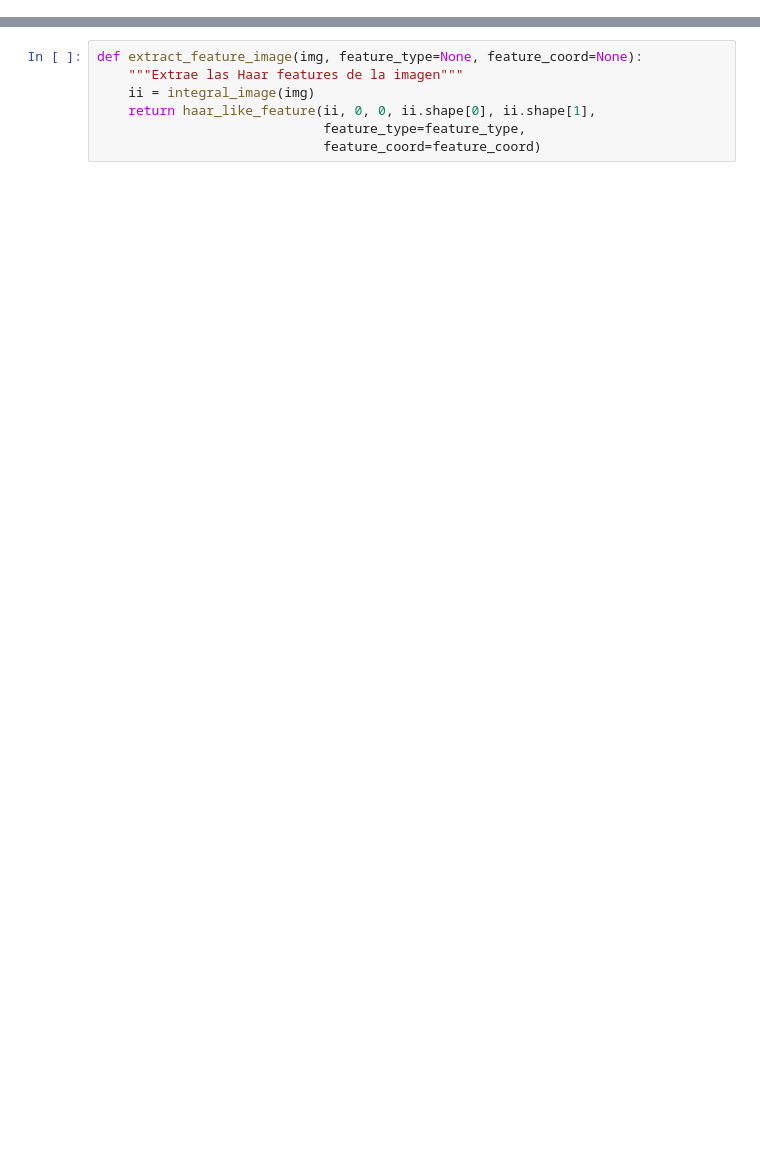
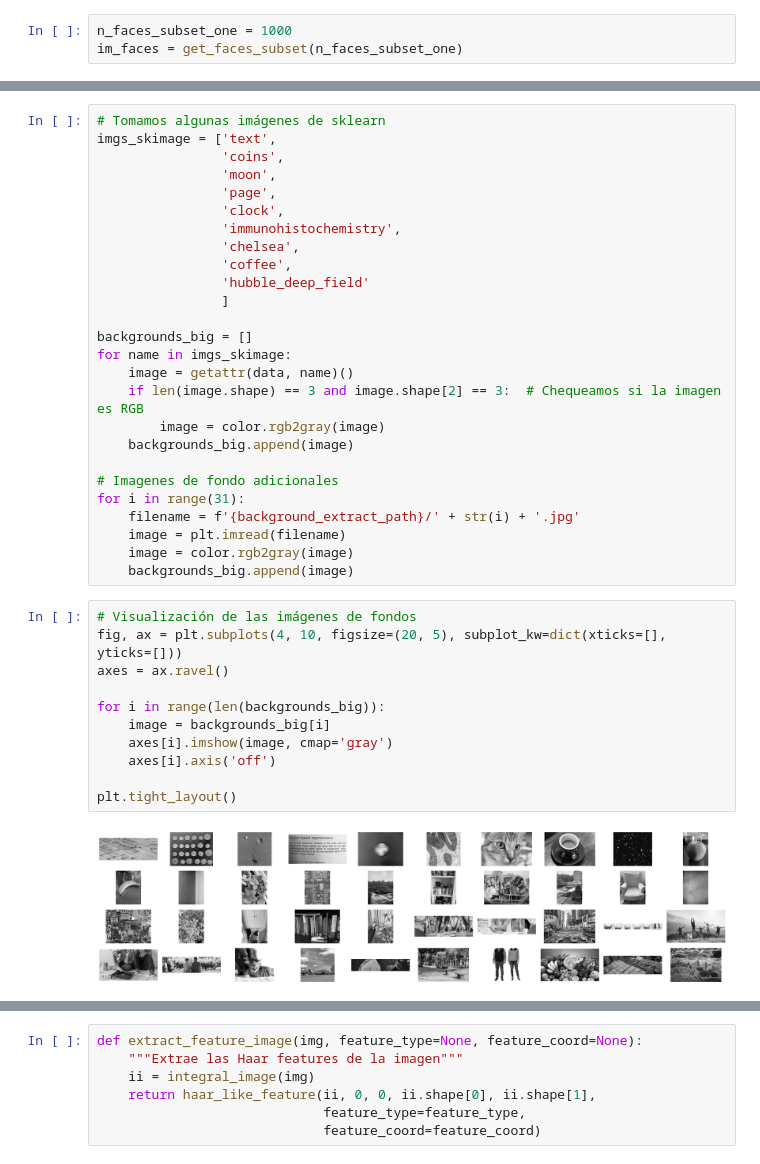
Before and after one commit to SantiagoTonarelli/Obligatorio-Machine-Learning-IA, a Jupyter notebook: Oliva-Severo-Tonarelli-Obligatorio.ipynb, the cells around one changed output, grey strips where cells are left out. Cells and saved outputs as stored; diff of their text form; blank space fills up the shorter version.

```diff
--- a/Oliva-Severo-Tonarelli-Obligatorio.ipynb
+++ b/Oliva-Severo-Tonarelli-Obligatorio.ipynb
@@ -50,0 +107,3 @@ from sklearn.feature_selection import SelectPercentile, f_classif
+# %%
+n_faces_subset_one = 1000
+im_faces = get_faces_subset(n_faces_subset_one)
@@ -50,0 +128,39 @@ from sklearn.feature_selection import SelectPercentile, f_classif
+# %%
+# Tomamos algunas imágenes de sklearn
+imgs_skimage = ['text',
+                'coins',
+                'moon',
+                'page',
+                'clock',
+                'immunohistochemistry',
+                'chelsea',
+                'coffee',
+                'hubble_deep_field'
+                ]
+
+backgrounds_big = []
+for name in imgs_skimage:
+    image = getattr(data, name)()
+    if len(image.shape) == 3 and image.shape[2] == 3:  # Chequeamos si la imagen es RGB
+        image = color.rgb2gray(image)
+    backgrounds_big.append(image)
+
+# Imagenes de fondo adicionales
+for i in range(31):
+    filename = f'{background_extract_path}/' + str(i) + '.jpg'
+    image = plt.imread(filename)
+    image = color.rgb2gray(image)
+    backgrounds_big.append(image)
+# %%
+# Visualización de las imágenes de fondos
+fig, ax = plt.subplots(4, 10, figsize=(20, 5), subplot_kw=dict(xticks=[], yticks=[]))
+axes = ax.ravel()
+
+for i in range(len(backgrounds_big)):
+    image = backgrounds_big[i]
+    axes[i].imshow(image, cmap='gray')
+    axes[i].axis('off')
+
+plt.tight_layout()
+# %% [output]
+[figure, added]
```
Also changed, not shown: parts of 111 cells of this notebook, 6 other files.
